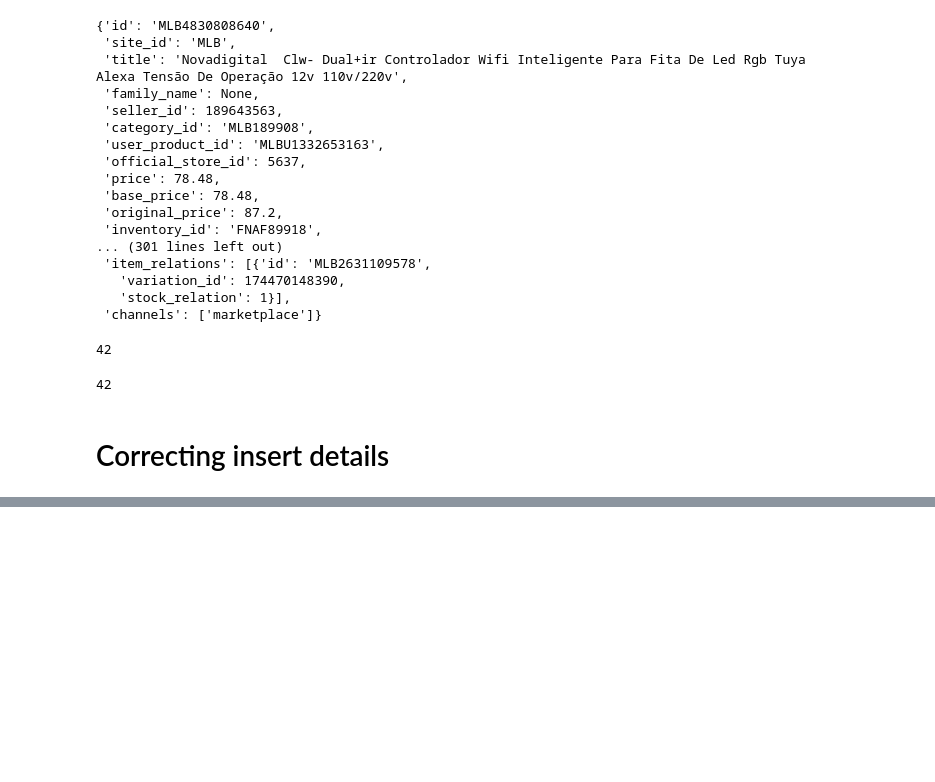
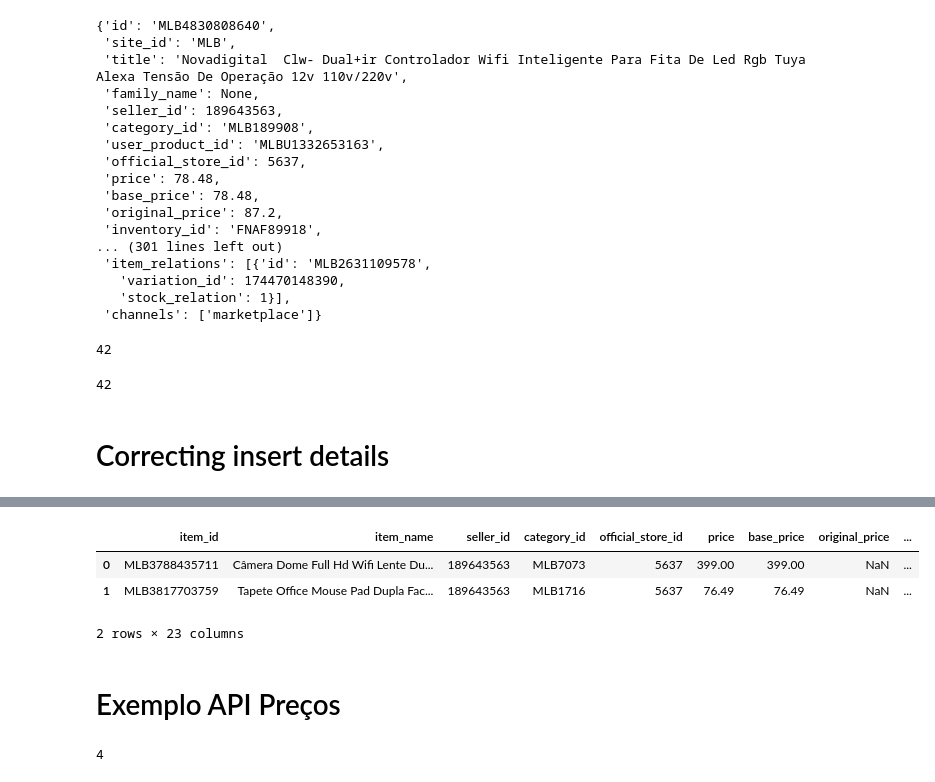
Before and after one commit to GLM-Inteligencia/pipeline_datalake, a Jupyter notebook: tests__.ipynb, the cells around one changed output, grey strips where cells are left out. Cells and saved outputs as stored; diff of their text form; code cells hidden in the pictures; blank space fills up the shorter version.

```diff
--- a/tests__.ipynb
+++ b/tests__.ipynb
@@ -943,3 +929,10 @@ def process_details(content_details, content_variations):
                 df_product = pd.concat([df_product, df_], ignore_index=True)
 
     return df_product
+# %%
+df_product.head(2)
+# %% [output]
+|  | item_id | item_name | seller_id | category_id | official_store_id | price | base_price | original_price | ... |
+| 0 | MLB3788435711 | Câmera Dome Full Hd Wifi Lente Du... | 189643563 | MLB7073 | 5637 | 399.00 | 399.00 | NaN | ... |
+| 1 | MLB3817703759 | Tapete Office Mouse Pad Dupla Fac... | 189643563 | MLB1716 | 5637 | 76.49 | 76.49 | NaN | ... |
+2 rows × 23 columns
@@ -945,0 +949,6 @@ def process_details(content_details, content_variations):
+# %% [markdown]
+# Exemplo API Preços
+# %%
+2+2
+# %% [output]
+4
```
Also changed, not shown: parts of 30 cells of this notebook, 6 other files.
